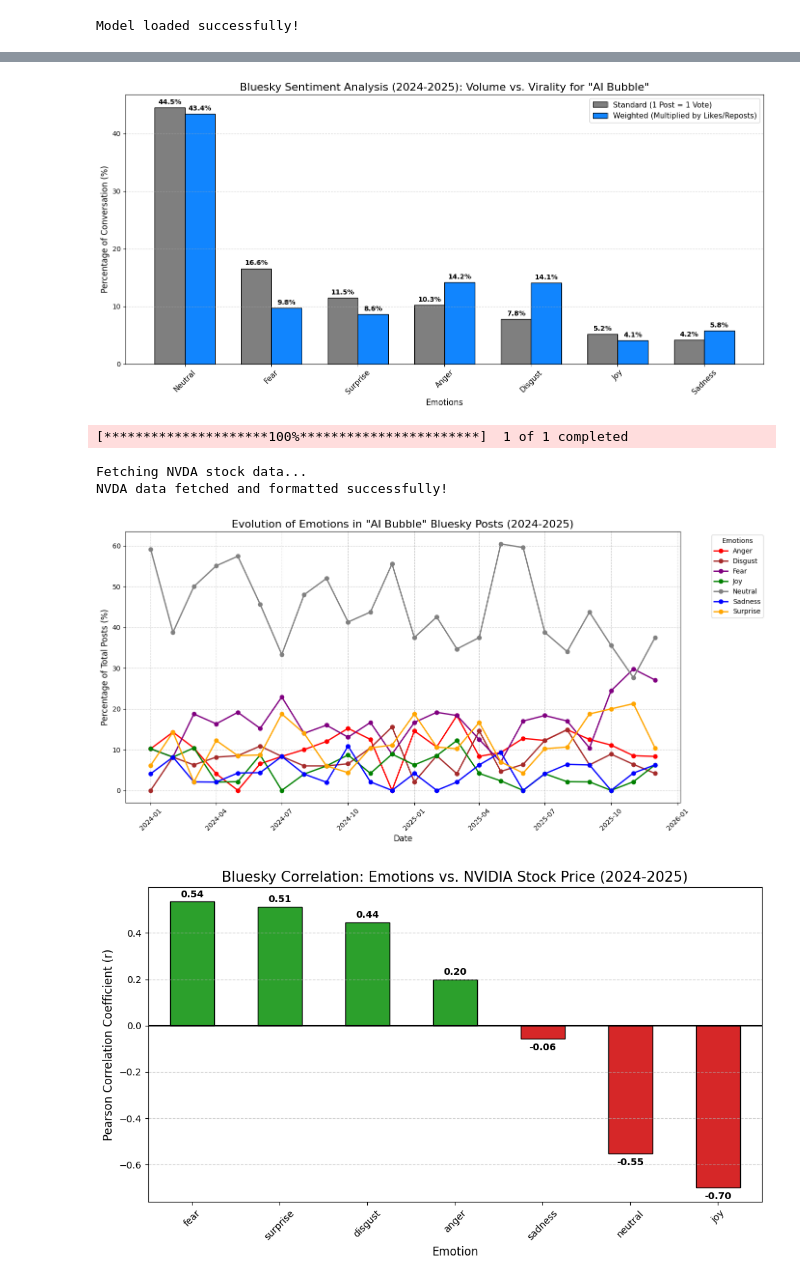
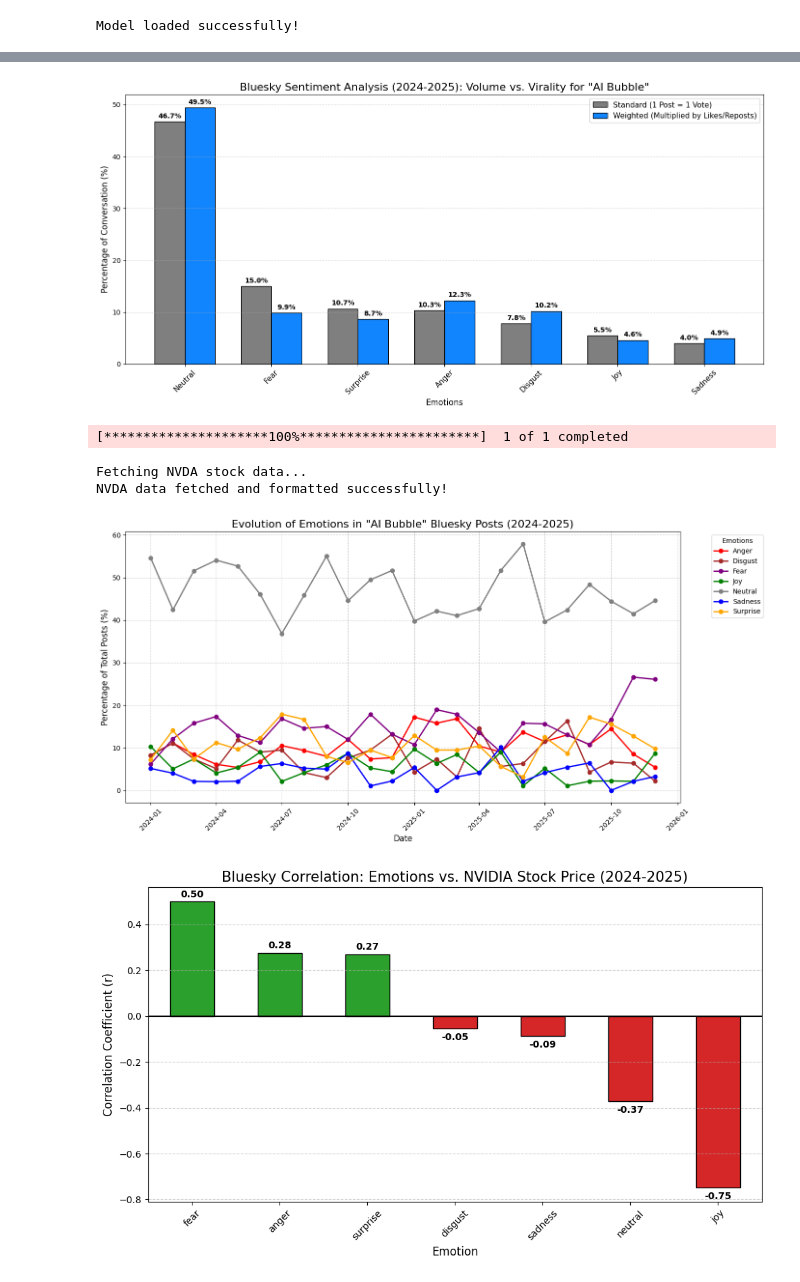
Before and after one commit to lucasfreirec/ai-bubble, a Jupyter notebook: bluesky.ipynb, the cells around one changed output, grey strips where cells are left out. Saved outputs shown, nothing was run; the diff lists cells and outputs as text; code cells hidden in the pictures.

Commit message:
Add Bluesky quantity of posts

```diff
--- a/bluesky.ipynb
+++ b/bluesky.ipynb
@@ -30,7 +30,7 @@ BSKY_PASSWORD = os.getenv('BSKY_PASSWORD')
 SEARCH_QUERY = 'AI Bubble'
 START_DATE = datetime(2024, 1, 1, tzinfo=timezone.utc)
 END_DATE = datetime(2025, 12, 31, tzinfo=timezone.utc)
-POSTS_PER_MONTH = 50
+POSTS_PER_MONTH = 100
 
 # Authenticate
 client = Client()
@@ -182,7 +182,7 @@ autolabel(rects2)
 fig.tight_layout()
 plt.show()
 # %% [output]
-[figure, old version]
+[figure, new version]
 # %%
 print("Fetching NVDA stock data...")
 nvda_data = yf.download(
@@ -236,38 +236,38 @@ plt.xticks(rotation=45)
 plt.tight_layout()
 plt.show()
 # %% [output]
-[figure, old version]
+[figure, new version]
 # %%
 # Strip timezones and merge
 bsky_temporal_pct.index = bsky_temporal_pct.index.tz_localize(None)
 bsky_merged_df = bsky_temporal_pct.join(nvda_close, how='inner')
 
 # Smooth the data and calculate correlation
 rolling_months = 2
 bsky_smoothed = bsky_merged_df.rolling(window=rolling_months, min_periods=1).mean()
 bsky_correlation_matrix = bsky_smoothed.corr()
 bsky_nvda_correlations = bsky_correlation_matrix['NVDA_Price'].drop('NVDA_Price').sort_values(ascending=False)
 
 plt.figure(figsize=(10, 6))
 
 bar_colors = ['#2ca02c' if val > 0 else '#d62728' for val in bsky_nvda_correlations.values]
 ax = bsky_nvda_correlations.plot(kind='bar', color=bar_colors, edgecolor='black')
 plt.axhline(0, color='black', linewidth=1.5)
 
 plt.title('Bluesky Correlation: Emotions vs. NVIDIA Stock Price (2024-2025)', fontsize=15)
 plt.xlabel('Emotion', fontsize=12)
-plt.ylabel('Pearson Correlation Coefficient (r)', fontsize=12)
+plt.ylabel('Correlation Coefficient (r)', fontsize=12)
 plt.xticks(rotation=45)
 plt.grid(axis='y', linestyle='--', alpha=0.6)
 
 for i, v in enumerate(bsky_nvda_correlations.values):
     y_pos = v + 0.02 if v > 0 else v - 0.05
     plt.text(i, y_pos, f"{v:.2f}", ha='center', fontsize=10, fontweight='bold')
 
 plt.tight_layout()
 plt.show()
 # %% [output]
-[figure, old version]
+[figure, new version]
 # %%
 emotions_list = [col for col in bsky_merged_df.columns if col != 'NVDA_Price']
 color_stock = '#76b900'
```
Also changed, not shown: parts of 5 cells of this notebook, 1 other file.
